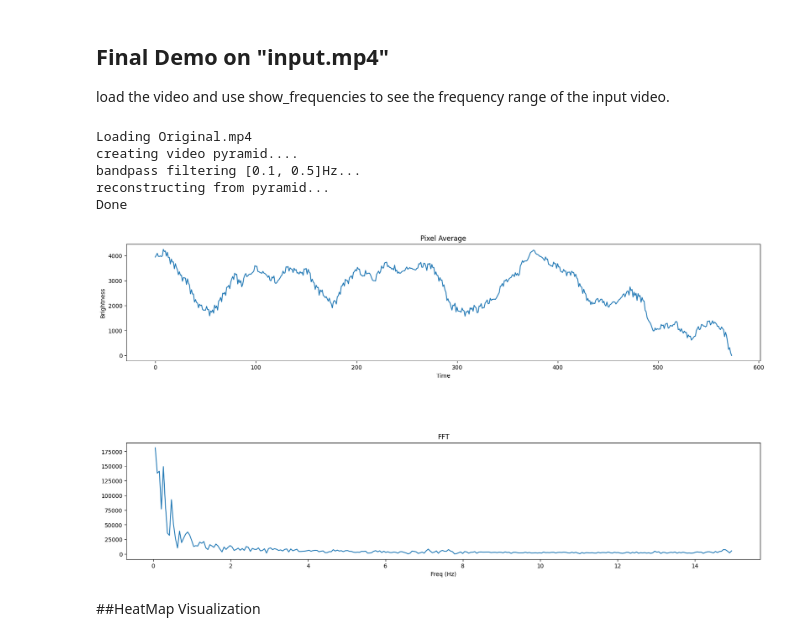
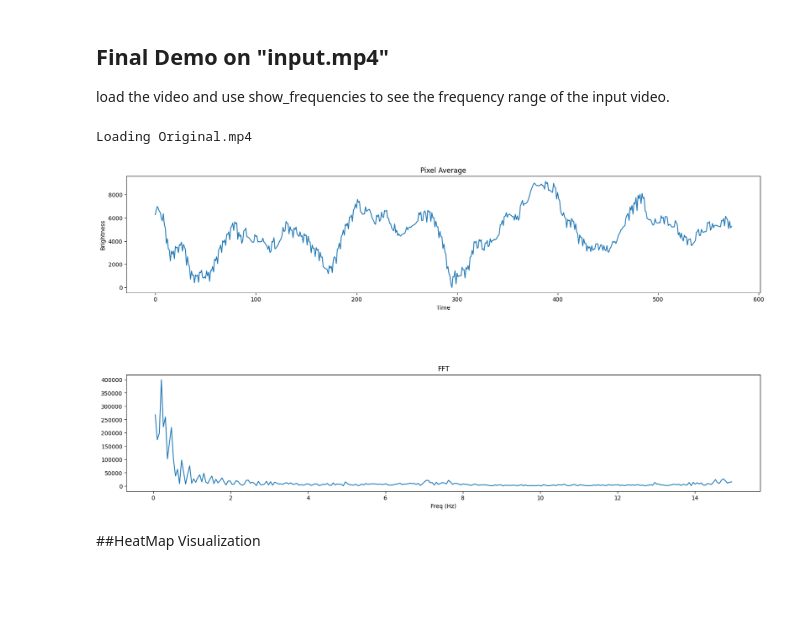
Before and after one commit to ShawwaHu/APPG, a Jupyter notebook: Eulerian_Video_Magnification.ipynb, the cells around one changed output. Drawn from its saved outputs; the diff is of its cells as text; code cells hidden in the pictures; blank space fills up the shorter version.

```diff
--- a/Eulerian_Video_Magnification.ipynb
+++ b/Eulerian_Video_Magnification.ipynb
@@ -455,29 +455,17 @@ def load_video_with_roi(video_filename):
 # %%
 # Load original full video
 vid, fps = load_video_float(filename)
 
 # Run Calibration on first ~20 seconds
 calibration_duration_sec = 20
 calibration_frames = int(fps * calibration_duration_sec)
 calibration_segment = vid[:calibration_frames]
 
-roi_bbox, heatmap = calibration_phase(
-    calibration_segment, fps, freq_min=0.1, freq_max=0.5
-)
-
-# Extract ROI from the whole video based on Calibration results
-x, y, w, h = roi_bbox
-vid_roi = vid[:, y:y+h, x:x+w, :]
-
 # Check frequencies within the calibrated ROI
 show_frequencies(vid_roi, fps)
 # %% [output]
 Loading Original.mp4
-creating video pyramid....
-bandpass filtering [0.1, 0.5]Hz...
-reconstructing from pyramid...
-Done
-[figure, old version]
+[figure, new version]
 # %% [markdown]
 ##HeatMap Visualization
 # %%
```
Also changed, not shown: parts of 2 cells of this notebook.
